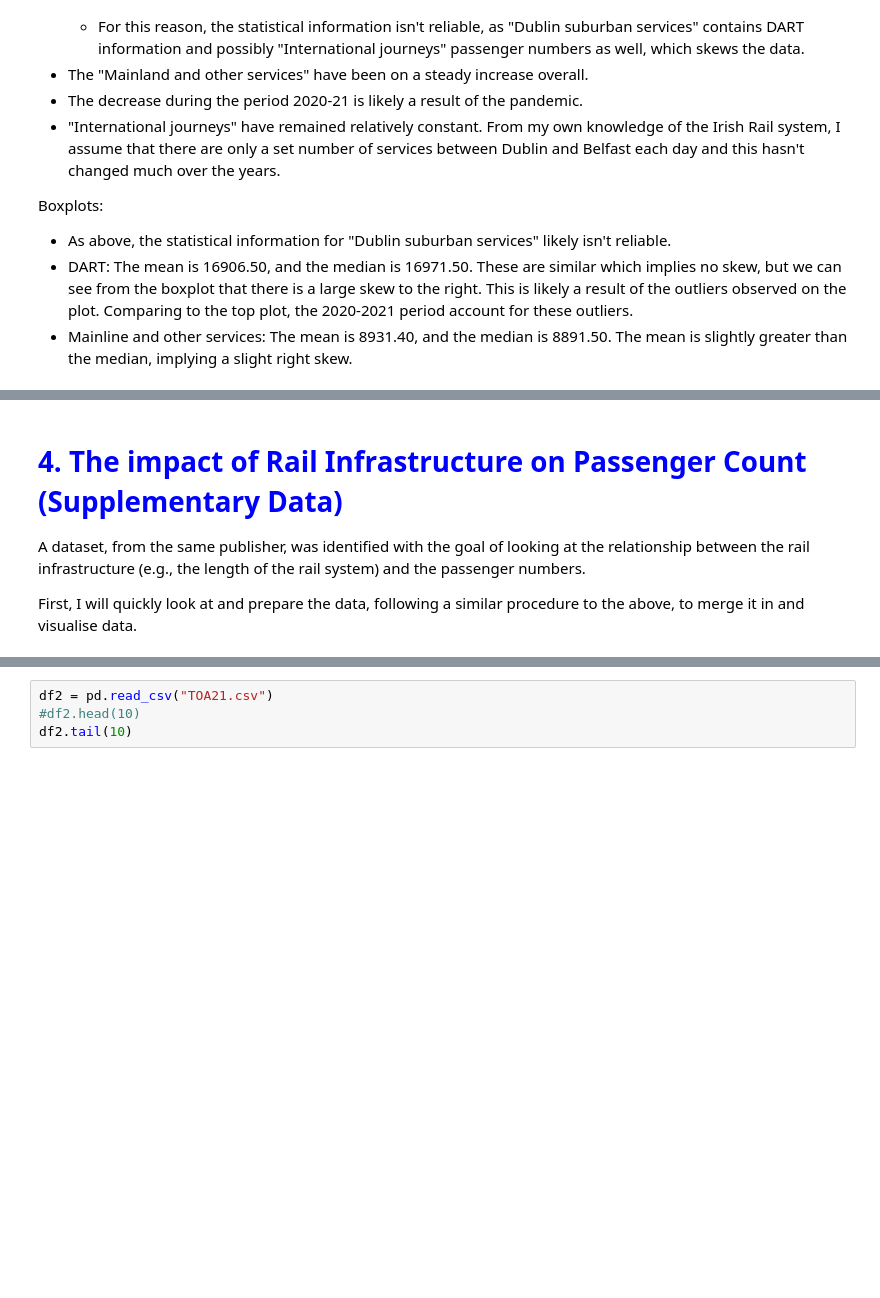
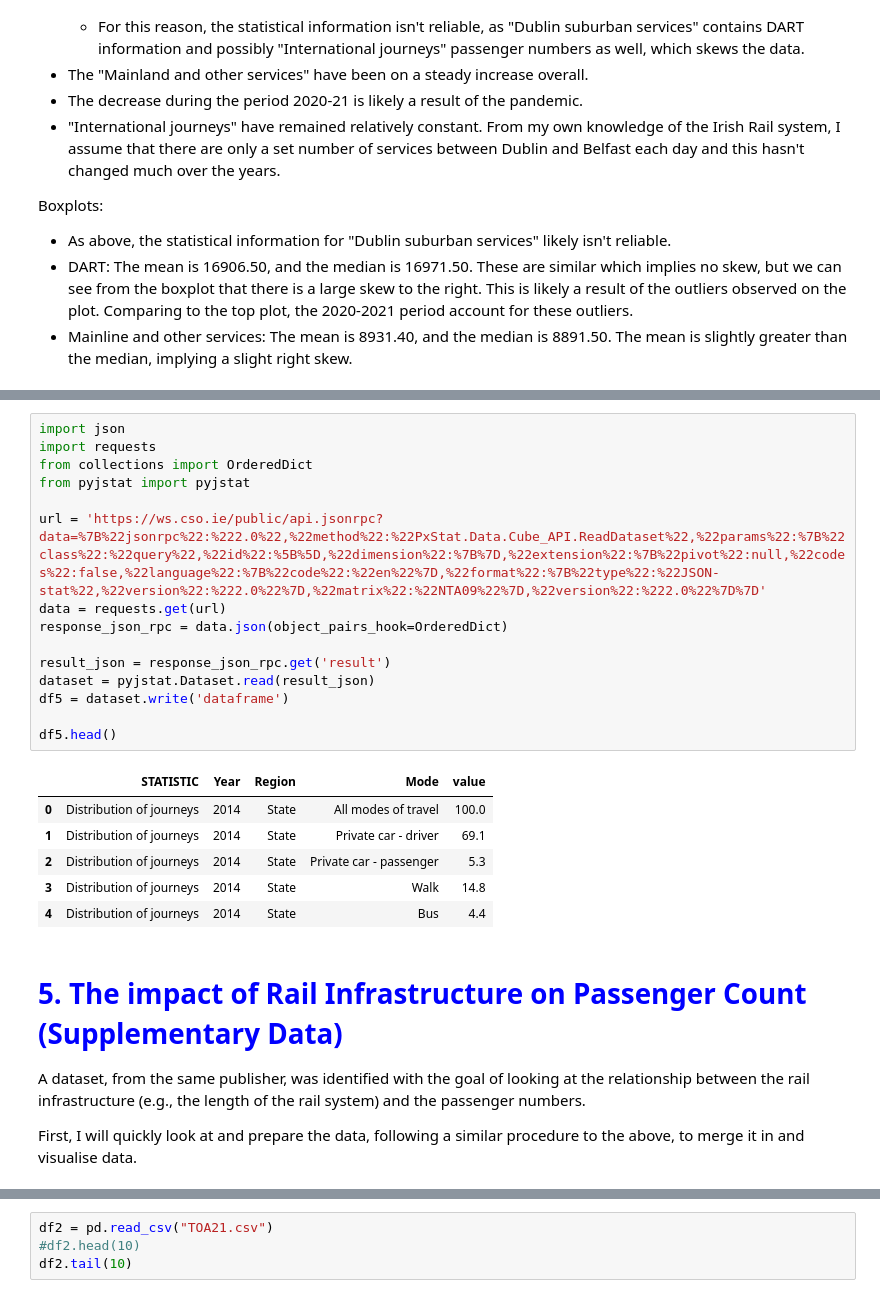
Before and after one commit to EmmaMcC1802/CA2, a Jupyter notebook: Codebook1_DataPrepVis.ipynb, the cells around one changed output, grey strips where cells are left out. Saved outputs shown, nothing was run; the diff lists cells and outputs as text; blank space fills up the shorter version.

```diff
--- a/Codebook1_DataPrepVis.ipynb
+++ b/Codebook1_DataPrepVis.ipynb
@@ -414,7 +476,29 @@ Boxplots:
+# %%
+import json
+import requests
+from collections import OrderedDict
+from pyjstat import pyjstat
+
+url = 'https://ws.cso.ie/public/api.jsonrpc?data=%7B%22jsonrpc%22:%222.0%22,%22method%22:%22PxStat.Data.Cube_API.ReadDataset%22,%22params%22:%7B%22class%22:%22query%22,%22id%22:%5B%5D,%22dimension%22:%7B%7D,%22extension%22:%7B%22pivot%22:null,%22codes%22:false,%22language%22:%7B%22code%22:%22en%22%7D,%22format%22:%7B%22type%22:%22JSON-stat%22,%22version%22:%222.0%22%7D,%22matrix%22:%22NTA09%22%7D,%22version%22:%222.0%22%7D%7D'
+data = requests.get(url)
+response_json_rpc = data.json(object_pairs_hook=OrderedDict)
+
+result_json = response_json_rpc.get('result')
+dataset = pyjstat.Dataset.read(result_json)
+df5 = dataset.write('dataframe')
+
+df5.head()
+# %% [output]
+|  | STATISTIC | Year | Region | Mode | value |
+| 0 | Distribution of journeys | 2014 | State | All modes of travel | 100.0 |
+| 1 | Distribution of journeys | 2014 | State | Private car - driver | 69.1 |
+| 2 | Distribution of journeys | 2014 | State | Private car - passenger | 5.3 |
+| 3 | Distribution of journeys | 2014 | State | Walk | 14.8 |
+| 4 | Distribution of journeys | 2014 | State | Bus | 4.4 |
 # %% [markdown]
 <summary style="color:blue;">
 
-# 4. The impact of Rail Infrastructure on Passenger Count (Supplementary Data)
+# 5. The impact of Rail Infrastructure on Passenger Count (Supplementary Data)
 
 </summary>
 
```
Also changed, not shown: parts of 21 cells of this notebook, 2 other files.
